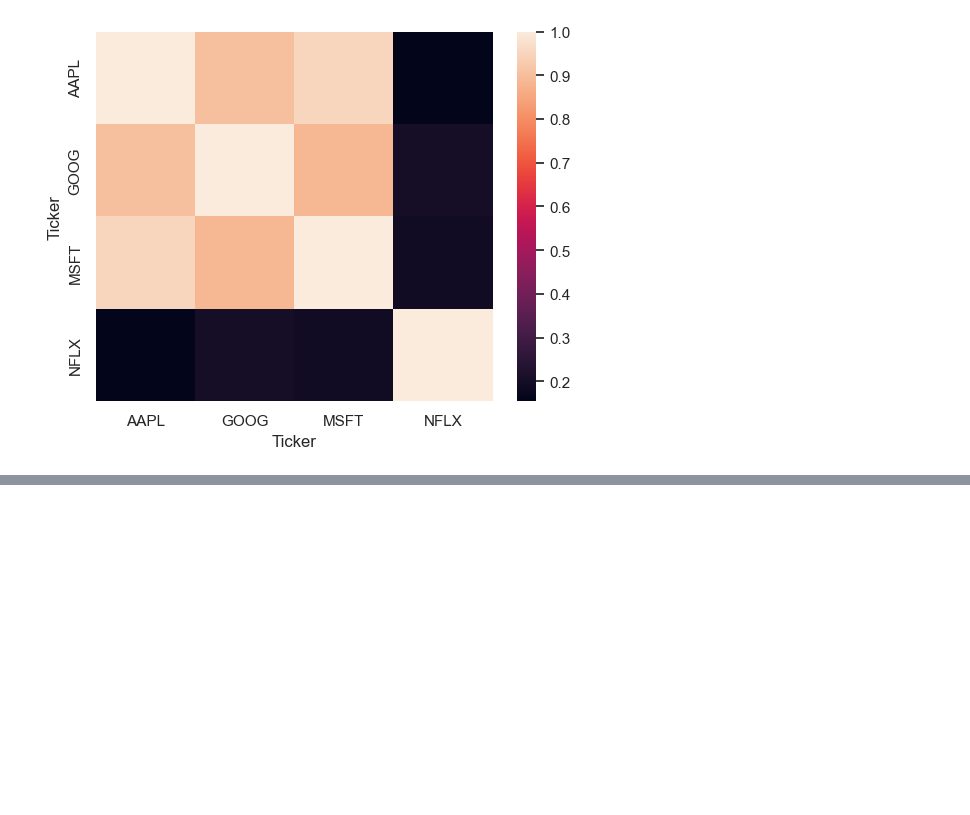
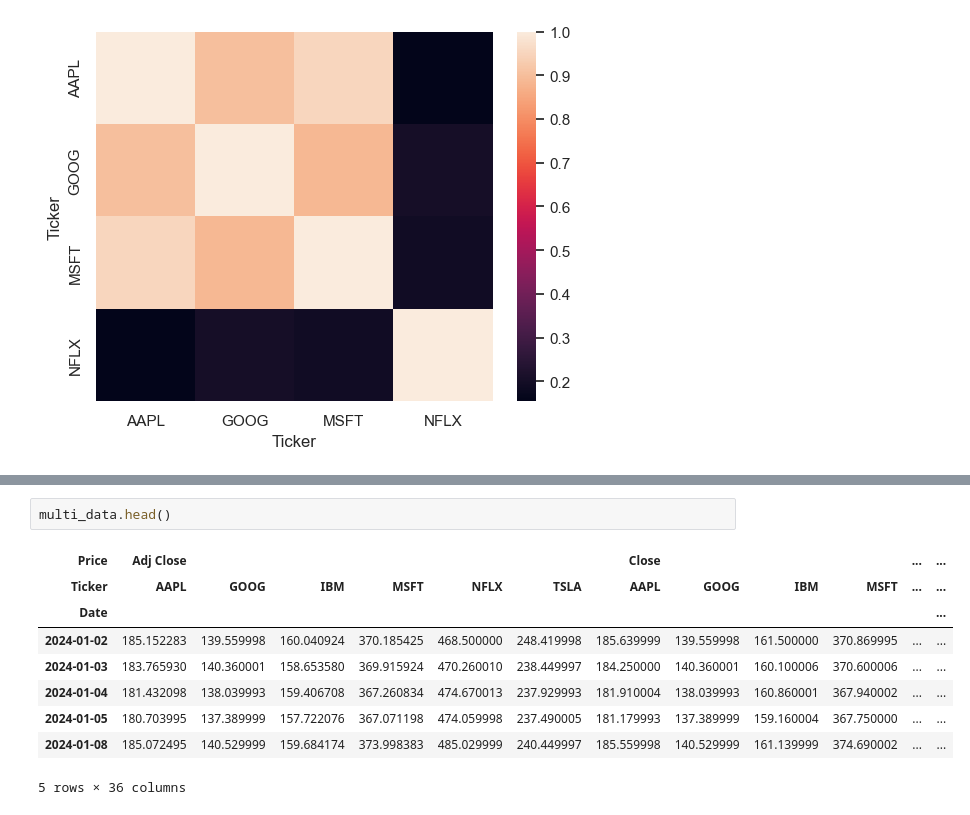
Before and after one commit to lucaslulucaslu/Data-Science-Practice-Projects, a Jupyter notebook: 11. Stock Price Forecasting/Stock Price Forecasting.ipynb, the cells around one changed output, grey strips where cells are left out. Cells and saved outputs as stored; diff of their text form; blank space fills up the shorter version.

```diff
--- a/11. Stock Price Forecasting/Stock Price Forecasting.ipynb
+++ b/11. Stock Price Forecasting/Stock Price Forecasting.ipynb
@@ -127 +113,13 @@ df.index=pd.to_datetime(df.index)
+# %%
+multi_data.head()
+# %% [output]
+| Price | Adj Close |  |  |  |  |  | Close |  |  |  | ... | ... |
+| Ticker | AAPL | GOOG | IBM | MSFT | NFLX | TSLA | AAPL | GOOG | IBM | MSFT | ... | ... |
+| Date |  |  |  |  |  |  |  |  |  |  |  | ... |
+| 2024-01-02 | 185.152283 | 139.559998 | 160.040924 | 370.185425 | 468.500000 | 248.419998 | 185.639999 | 139.559998 | 161.500000 | 370.869995 | ... | ... |
+| 2024-01-03 | 183.765930 | 140.360001 | 158.653580 | 369.915924 | 470.260010 | 238.449997 | 184.250000 | 140.360001 | 160.100006 | 370.600006 | ... | ... |
+| 2024-01-04 | 181.432098 | 138.039993 | 159.406708 | 367.260834 | 474.670013 | 237.929993 | 181.910004 | 138.039993 | 160.860001 | 367.940002 | ... | ... |
+| 2024-01-05 | 180.703995 | 137.389999 | 157.722076 | 367.071198 | 474.059998 | 237.490005 | 181.179993 | 137.389999 | 159.160004 | 367.750000 | ... | ... |
+| 2024-01-08 | 185.072495 | 140.529999 | 159.684174 | 373.998383 | 485.029999 | 240.449997 | 185.559998 | 140.529999 | 161.139999 | 374.690002 | ... | ... |
+5 rows × 36 columns
 # %%
```
Also changed, not shown: parts of 4 cells of this notebook.
